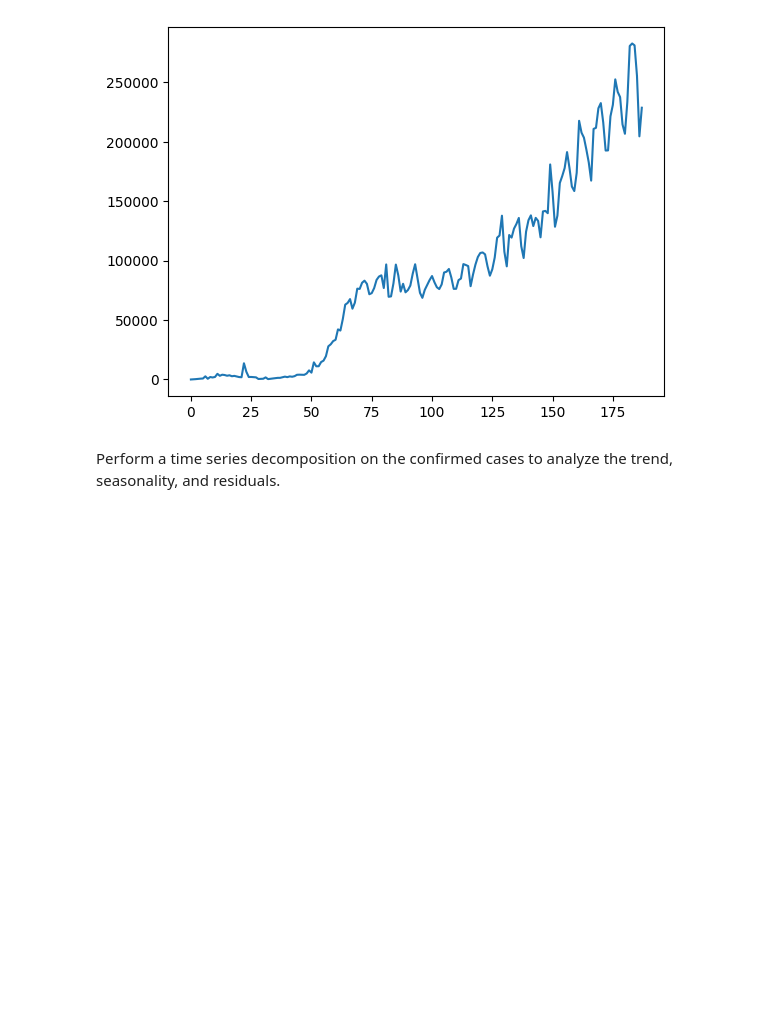
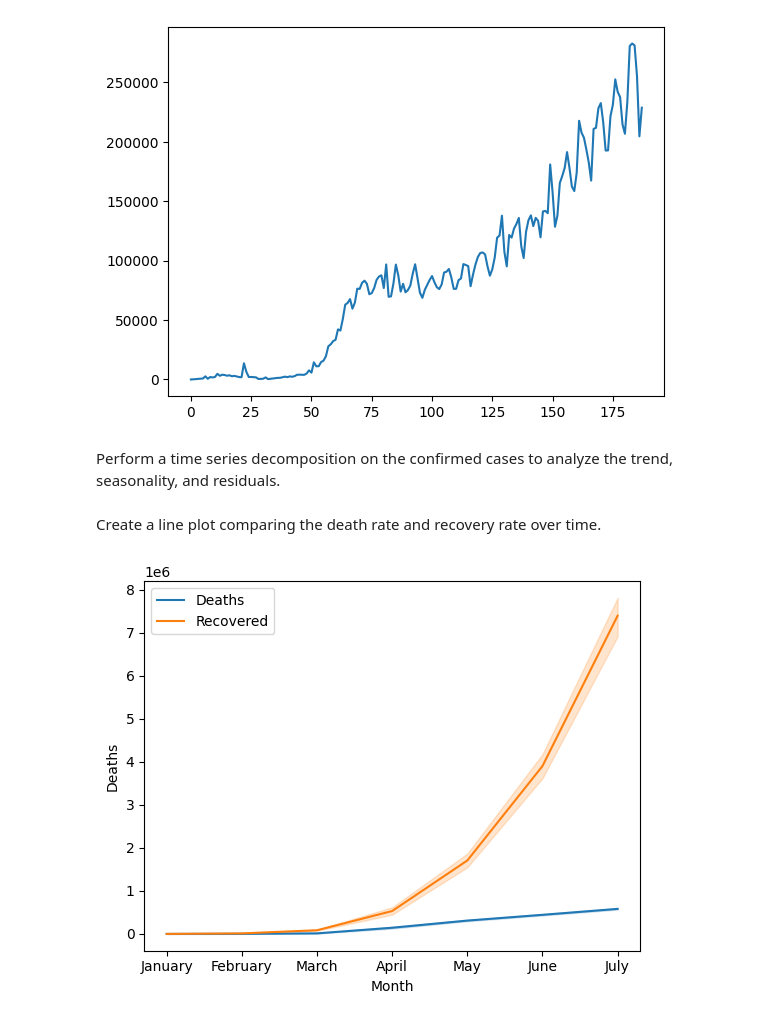
Before and after one commit to akxiit/Normal-Data-Visulization, a Jupyter notebook: notebooks/Covid-19/Day-wise.ipynb, the cells around one changed output. Saved outputs shown, nothing was run; the diff lists cells and outputs as text; code cells hidden in the pictures; blank space fills up the shorter version.

```diff
--- a/notebooks/Covid-19/Day-wise.ipynb
+++ b/notebooks/Covid-19/Day-wise.ipynb
@@ -86,3 +86,12 @@ plt.plot(df['New cases'])
 [figure]
 # %% [markdown]
 Perform a time series decomposition on the confirmed cases to analyze the trend, seasonality, and residuals.
+# %% [markdown]
+Create a line plot comparing the death rate and recovery rate over time.
+# %%
+sns.lineplot(x = 'Month' , y = 'Deaths' , data=df , label='Deaths')
+sns.lineplot(x = 'Month' , y = 'Recovered' , data=df , label='Recovered')
+plt.legend()
+plt.show()
+# %% [output]
+[figure, added]
```
